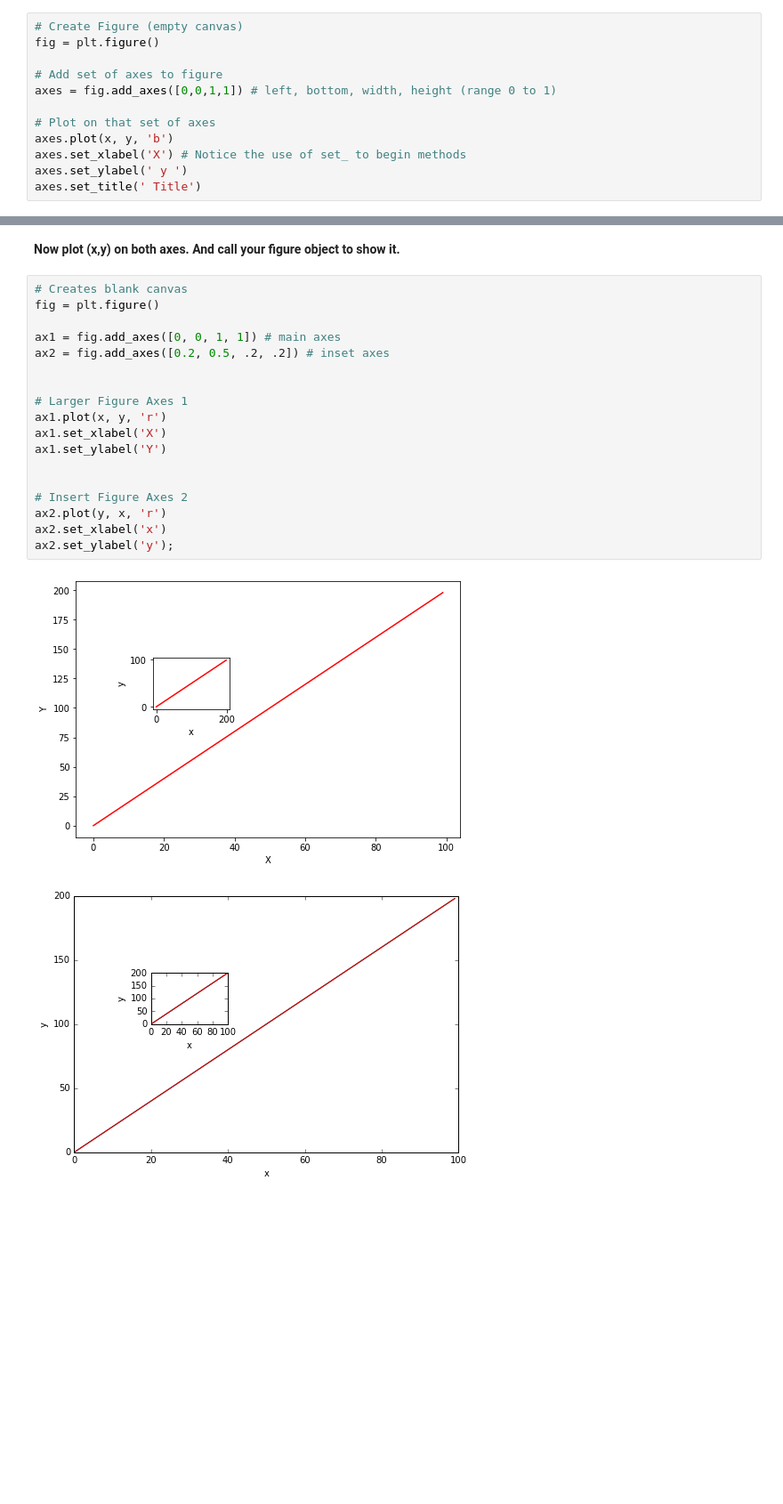
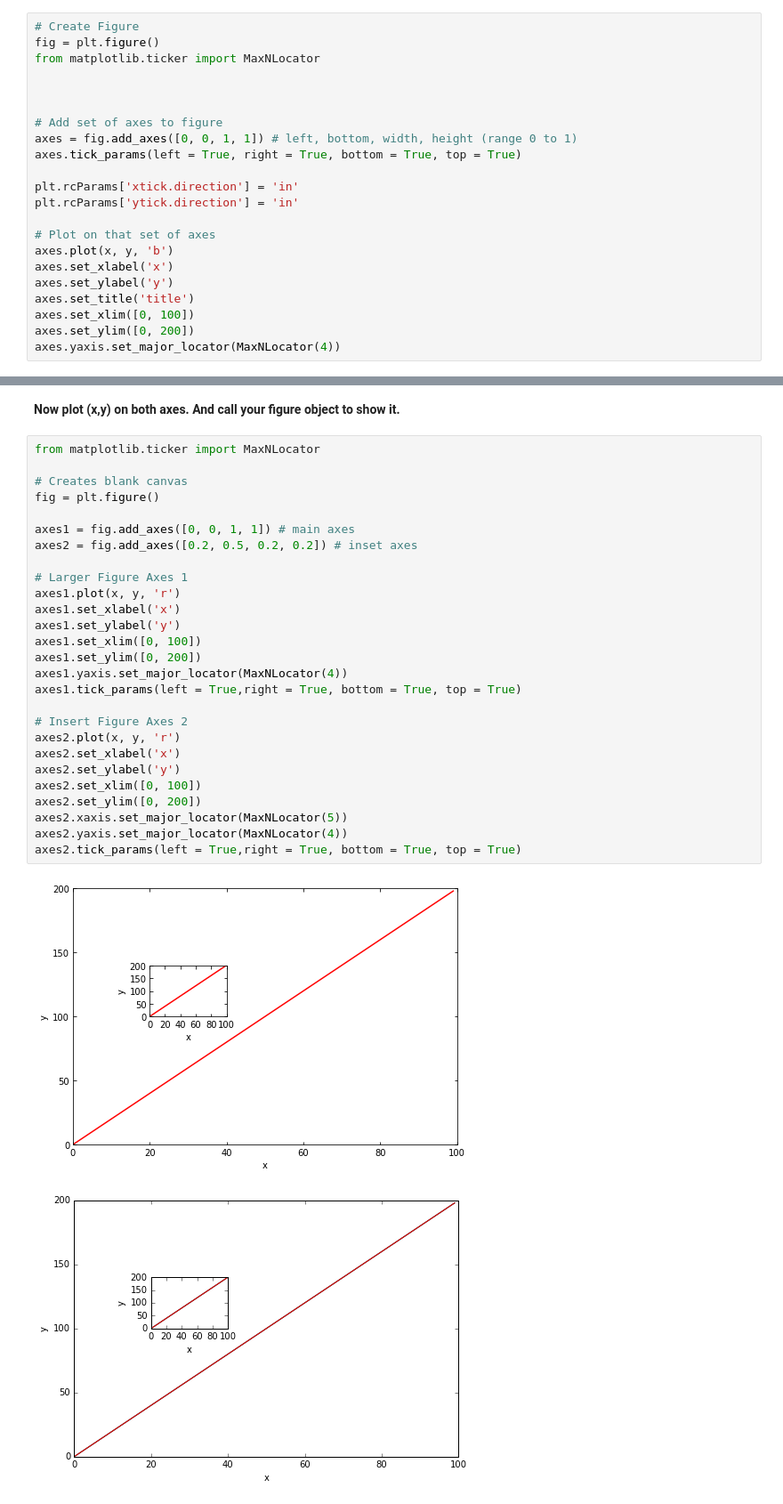
Before and after one commit to tajrink/summer_microcredential, a Jupyter notebook: Copy_of_Matplotlib_Exercises.ipynb, the cells around one changed output, grey strips where cells are left out. Shown at 89% size. Saved outputs shown, nothing was run; the diff lists cells and outputs as text; blank space fills up the shorter version.

```diff
--- a/Copy_of_Matplotlib_Exercises.ipynb
+++ b/Copy_of_Matplotlib_Exercises.ipynb
@@ -43,15 +32,25 @@ Requirement already satisfied: six>=1.5 in /usr/local/lib/python3.7/dist-package
 * **Use add_axes to add an axis to the figure canvas at [0,0,1,1]. Call this new axis ax. **
 * **Plot (x,y) on that axes and set the labels and titles to match the plot below: **
 # %%
-# Create Figure (empty canvas)
+# Create Figure
 fig = plt.figure()
+from matplotlib.ticker import MaxNLocator
+
+
 
 # Add set of axes to figure
-axes = fig.add_axes([0,0,1,1]) # left, bottom, width, height (range 0 to 1)
+axes = fig.add_axes([0, 0, 1, 1]) # left, bottom, width, height (range 0 to 1)
+axes.tick_params(left = True, right = True, bottom = True, top = True)
+
+plt.rcParams['xtick.direction'] = 'in'
+plt.rcParams['ytick.direction'] = 'in'
 
 # Plot on that set of axes
 axes.plot(x, y, 'b')
-axes.set_xlabel('X') # Notice the use of set_ to begin methods
-axes.set_ylabel(' y ')
-axes.set_title(' Title')
+axes.set_xlabel('x')
+axes.set_ylabel('y')
+axes.set_title('title')
+axes.set_xlim([0, 100])
+axes.set_ylim([0, 200])
+axes.yaxis.set_major_locator(MaxNLocator(4))
 # %% [output]
@@ -78,25 +84,34 @@ ax2 = fig.add_axes([0.2, 0.5, .2, .2]) # inset axes
 # %% [markdown]
 **Now plot (x,y) on both axes. And call your figure object to show it.**
 # %%
+from matplotlib.ticker import MaxNLocator
+
 # Creates blank canvas
 fig = plt.figure()
 
-ax1 = fig.add_axes([0, 0, 1, 1]) # main axes
-ax2 = fig.add_axes([0.2, 0.5, .2, .2]) # inset axes
-
+axes1 = fig.add_axes([0, 0, 1, 1]) # main axes
+axes2 = fig.add_axes([0.2, 0.5, 0.2, 0.2]) # inset axes
 
 # Larger Figure Axes 1
-ax1.plot(x, y, 'r')
-ax1.set_xlabel('X')
-ax1.set_ylabel('Y')
-
+axes1.plot(x, y, 'r')
+axes1.set_xlabel('x')
+axes1.set_ylabel('y')
+axes1.set_xlim([0, 100])
+axes1.set_ylim([0, 200])
+axes1.yaxis.set_major_locator(MaxNLocator(4))
+axes1.tick_params(left = True,right = True, bottom = True, top = True)
 
 # Insert Figure Axes 2
-ax2.plot(y, x, 'r')
-ax2.set_xlabel('x')
-ax2.set_ylabel('y');
+axes2.plot(x, y, 'r')
+axes2.set_xlabel('x')
+axes2.set_ylabel('y')
+axes2.set_xlim([0, 100])
+axes2.set_ylim([0, 200])
+axes2.xaxis.set_major_locator(MaxNLocator(5))
+axes2.yaxis.set_major_locator(MaxNLocator(4))
+axes2.tick_params(left = True,right = True, bottom = True, top = True)
 # %% [output]
-[figure, old version]
+[figure, new version]
 # %%
 # %% [output]
 [figure]
```
Also changed, not shown: parts of 15 cells of this notebook.
